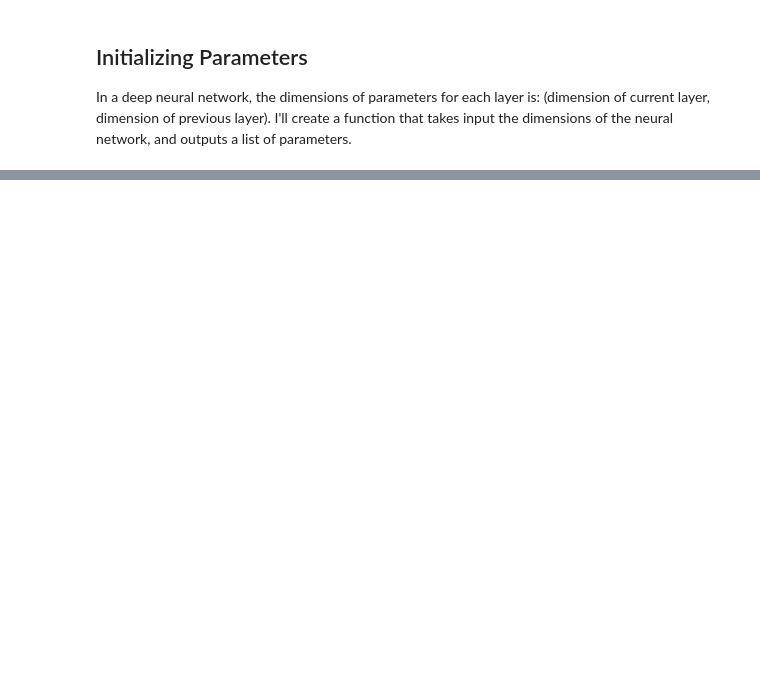
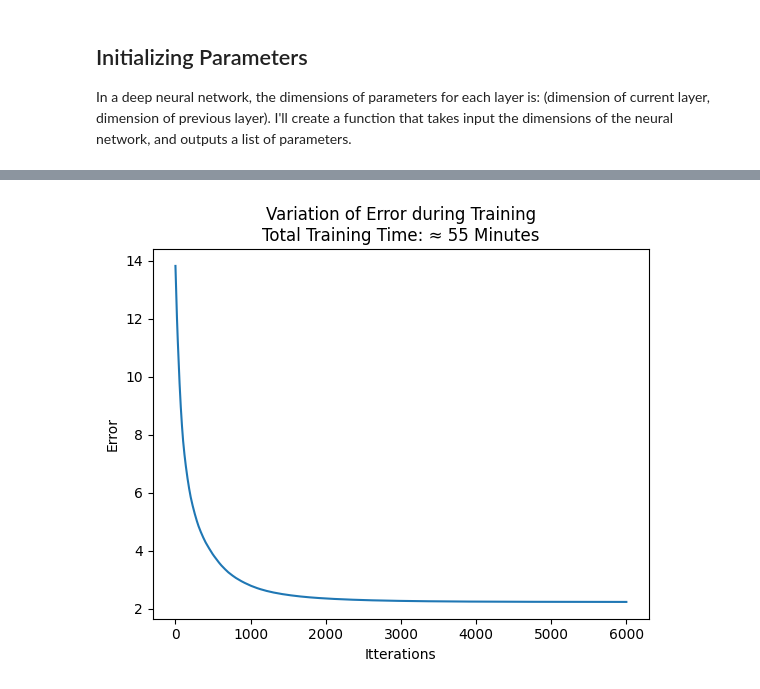
Before and after one commit to lucirie/Deep-learning, a Jupyter notebook: neuralnet/neuralnet.ipynb, the cells around one changed output, grey strips where cells are left out. Saved outputs shown, nothing was run; the diff lists cells and outputs as text; code cells hidden in the pictures; blank space fills up the shorter version.

Commit message:
Fixed exploding gradient issue and trained model Used gradient norm clipping and learning rate decay. Trained for 55 mins

```diff
--- a/neuralnet/neuralnet.ipynb
+++ b/neuralnet/neuralnet.ipynb
@@ -101,7 +174,7 @@ def calculate_gradients(architecture, cache, y):
 
     # Each layer
     for l in reversed(range(1, L)):
-        gradients["dA" + str(l)] = cache[l + 1]["W"] @ gradients["dZ" + str(l + 1)]
+        gradients["dA" + str(l)] = cache[l + 1]["W"].T @ gradients["dZ" + str(l + 1)]
         gradients["dZ" + str(l)] = gradients["dA" + str(l)] * relu_derivative(cache[l]["Z"])
         gradients["dW" + str(l)] = gradients["dZ" + str(l)] @ cache[l - 1]["A"].T / m
         gradients["db" + str(l)] = np.sum(gradients["dZ" + str(l)], axis=1, keepdims=True) / m
@@ -110,6 +237,6 @@ def calculate_gradients(architecture, cache, y):
 def back_propagation(gradients, parameters, architecture, learning_rate=0.01):
     L = len(architecture) - 1
     for l in reversed(range(1, L)):
-        parameters["W" + str(l)] -= learning_rate * gradients["dW" + str(l)].T
-        parameters["b" + str(l)] -= learning_rate * gradients["db" + str(l)]
+        parameters["W" + str(l)] -= learning_rate * np.clip(gradients["dW" + str(l)], -1, 1)
+        parameters["b" + str(l)] -= learning_rate * np.clip(gradients["db" + str(l)], -1, 1)
     return parameters
@@ -116,11 +247,16 @@ def back_propagation(gradients, parameters, architecture, learning_rate=0.01):
 # %%
-def fit_model(architecture, x, y, learning_rate=0.01, itterations=100):
+def fit_model(architecture, x, y, learning_rate, itterations=100):
+    loss_arr = []
     parameters = initialize_parameters_deep(architecture)
-    A, cache = forward_propagation(x, parameters, architecture)
     for i in range(itterations):
+        learning_rate = 0.03 * (0.9) ** (i // 100)
+        A, cache = forward_propagation(x, parameters, architecture)
         gradients = calculate_gradients(architecture, cache, y)
+        gradients = clip_gradients(gradients, max_norm=1.0)
         parameters = back_propagation(gradients, parameters, architecture, learning_rate)
-    return parameters
+        loss_arr.append(categorical_cross_entropy(y, A))
+        if i % 10 == 0: print(f"Epoch {i} || Loss: {categorical_cross_entropy(y, A):.5f} || learning rate: {learning_rate} || Max |dW1|: {np.max(np.abs(gradients['dW1'])):.5f}")
+    return parameters, loss_arr
 # %%
 def predict(x, parameters, architecture):
     A, cache = forward_propagation(x, parameters, architecture)
@@ -133,15 +289,9 @@ def one_hot(y):
 # %%
 architecture = [
     {"units": x_train.shape[0]},
-    {"units": 16, "activation": "linear"},
-    {"units": 16, "activation": "relu"},
-    {"units": 16, "activation": "linear"},
-    {"units": 16, "activation": "relu"},
-    {"units": 16, "activation": "linear"},
-    {"units": 16, "activation": "relu"},
-    {"units": 16, "activation": "linear"},
-    {"units": 16, "activation": "relu"},
+    {"units": 64, "activation": "relu"},
+    {"units": 32, "activation": "relu"},
     {"units": 10,  "activation": "softmax"}
 ]
 y_train = one_hot(y_train)
-parameters = fit_model(architecture, x_train, y_train, learning_rate=0.01, itterations=100)
+parameters, loss_arr = fit_model(architecture, x_train, y_train, learning_rate=0.03, itterations=6000)
@@ -147,0 +316,8 @@ parameters = fit_model(architecture, x_train, y_train, learning_rate=0.01, itter
+# %%
+plt.plot(range(6000), loss_arr)
+plt.xlabel("Itterations")
+plt.ylabel("Error")
+plt.title("Variation of Error during Training\nTotal Training Time: \u2248 55 Minutes")
+plt.show()
+# %% [output]
+[figure, added]
```
Also changed, not shown: parts of 16 cells of this notebook.
